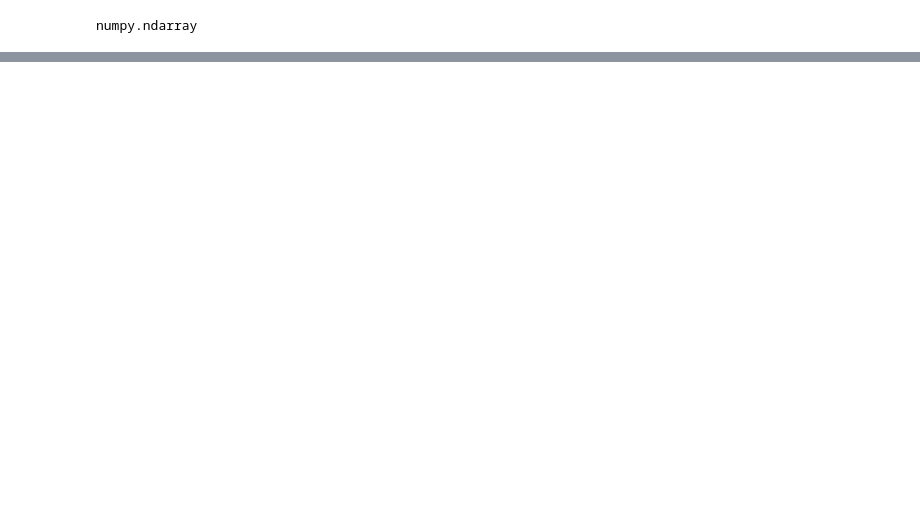
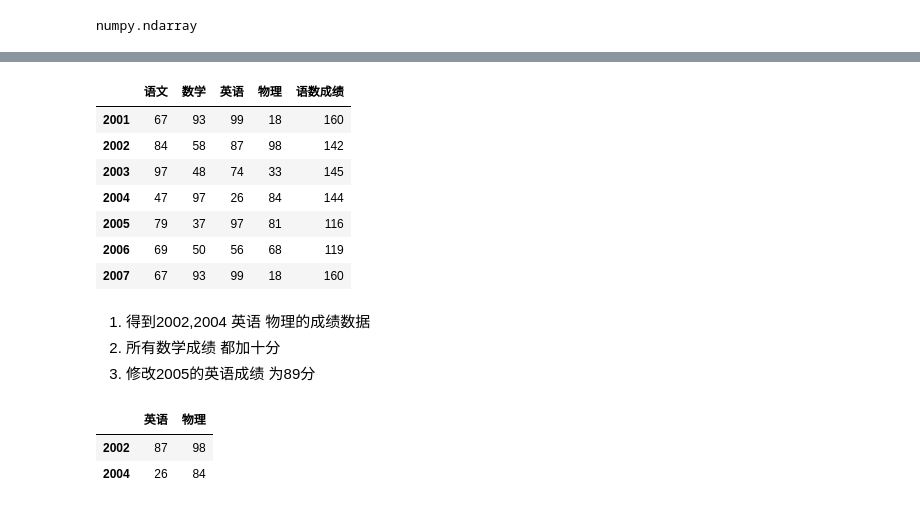
Before and after one commit to rjy92/python-practice, a Jupyter notebook: pythonAnalysis/day02/06_dataframe.ipynb, the cells around one changed output, grey strips where cells are left out. Saved outputs shown, nothing was run; the diff lists cells and outputs as text; code cells hidden in the pictures; blank space fills up the shorter version.

```diff
--- a/pythonAnalysis/day02/06_dataframe.ipynb
+++ b/pythonAnalysis/day02/06_dataframe.ipynb
@@ -50,0 +164,24 @@ numpy.ndarray
+# %%
+df1
+# %% [output]
+|  | 语文 | 数学 | 英语 | 物理 | 语数成绩 |
+| 2001 | 67 | 93 | 99 | 18 | 160 |
+| 2002 | 84 | 58 | 87 | 98 | 142 |
+| 2003 | 97 | 48 | 74 | 33 | 145 |
+| 2004 | 47 | 97 | 26 | 84 | 144 |
+| 2005 | 79 | 37 | 97 | 81 | 116 |
+| 2006 | 69 | 50 | 56 | 68 | 119 |
+| 2007 | 67 | 93 | 99 | 18 | 160 |
+# %% [markdown]
+1. 得到2002,2004 英语 物理的成绩数据
+2. 所有数学成绩 都加十分
+3. 修改2005的英语成绩 为89分
+# %%
+df1
+# 1. 得到2002,2004 英语 物理的成绩数据
+df1.iloc[[1,3],[2,3]]
+df1.loc[['2002','2004'],['英语','物理']]
+# %% [output]
+|  | 英语 | 物理 |
+| 2002 | 87 | 98 |
+| 2004 | 26 | 84 |
```
Also changed, not shown: parts of 32 cells of this notebook, 21 other files.
